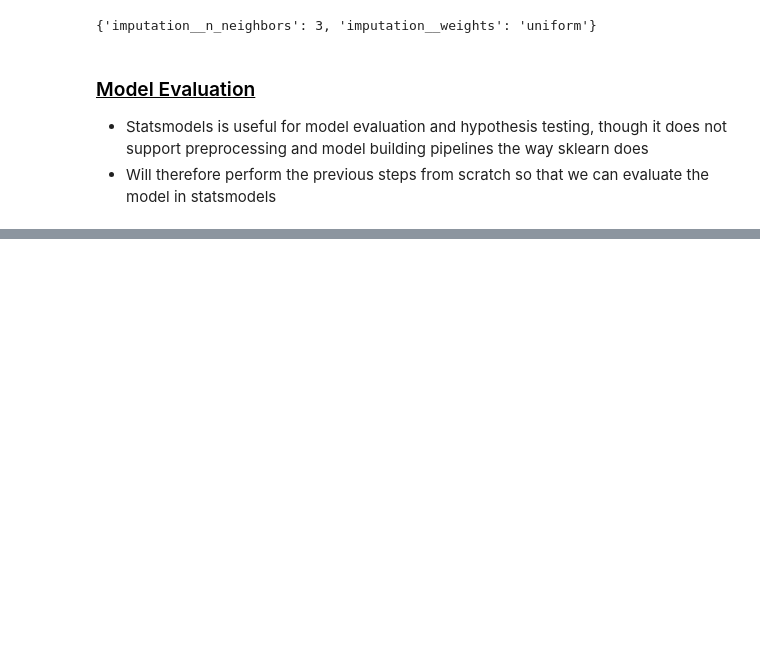
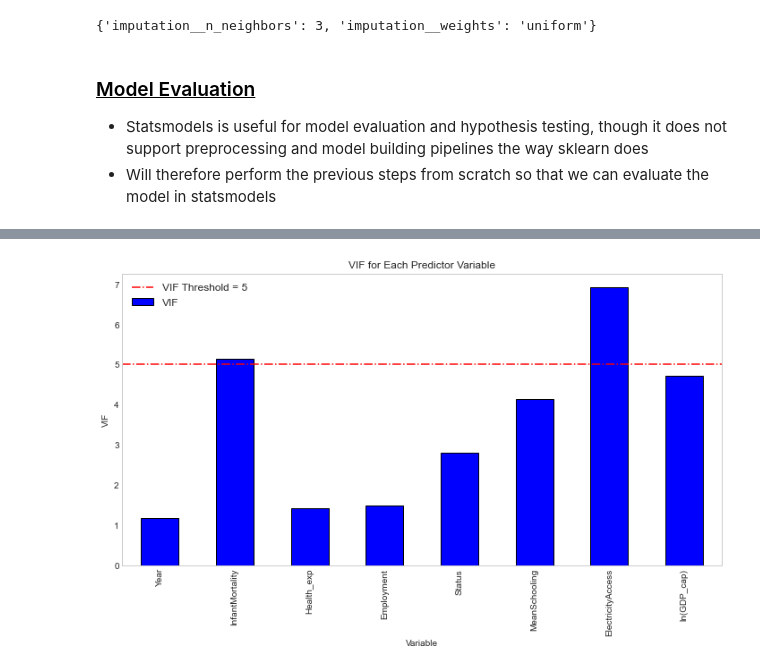
Before and after one commit to noahrubin989/Regression-Project, a Jupyter notebook: build_models/OLS.ipynb, the cells around one changed output, grey strips where cells are left out. Saved outputs shown, nothing was run; the diff lists cells and outputs as text; code cells hidden in the pictures; blank space fills up the shorter version.

```diff
--- a/build_models/OLS.ipynb
+++ b/build_models/OLS.ipynb
@@ -479 +430,6 @@ Typically if our VIF for a particular variable is over 5 (some argue 10), then t
+# %%
+# None of the VIF's are exceptionally high hence no significant problems regarding multicollinearity
+helper_funcs.display_vif(X_train_statsmodels, threshold=5);
+# %% [output]
+[figure, added]
 # %% [markdown]
```
Also changed, not shown: parts of 28 cells of this notebook, 2 other files.
